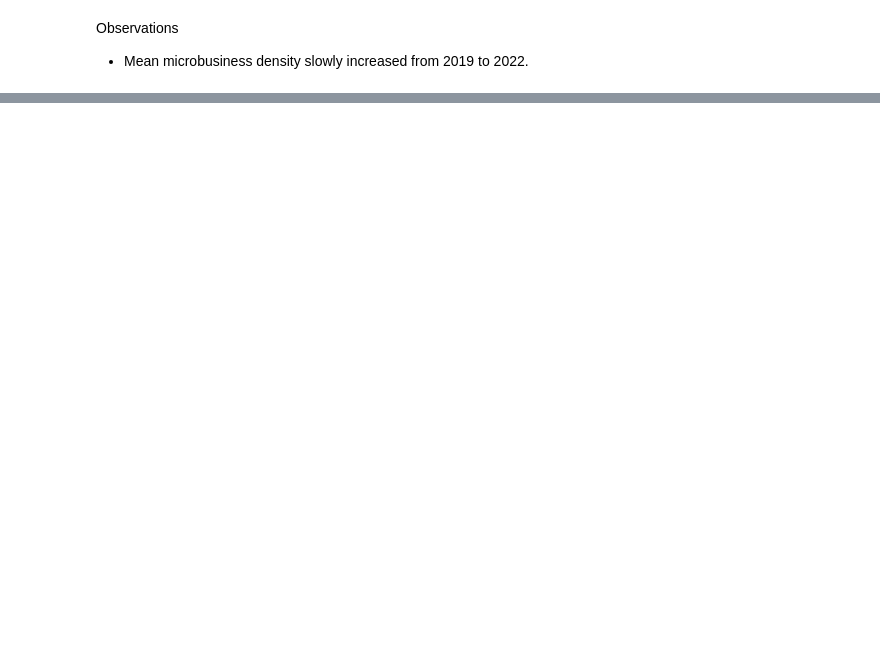
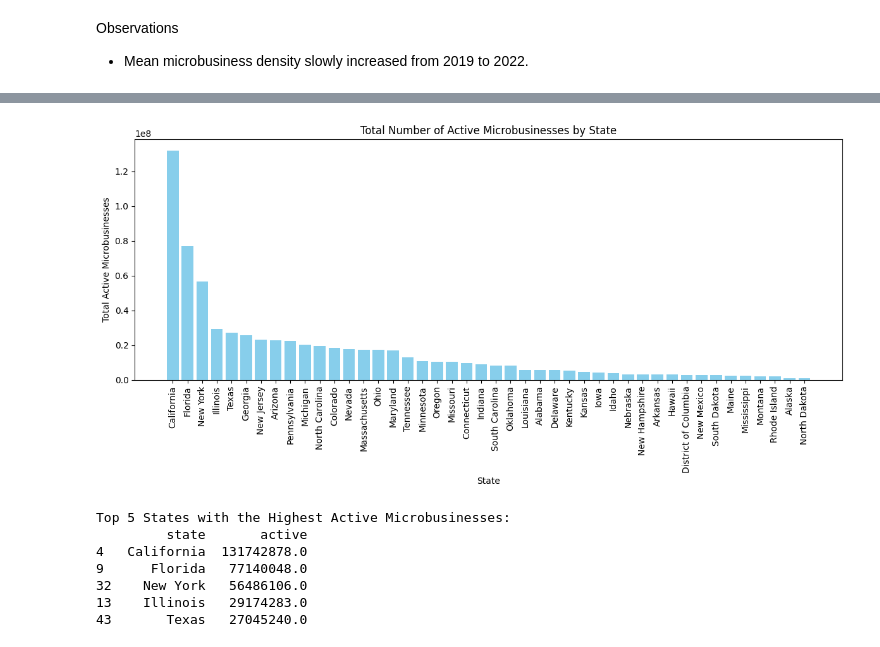
Before and after one commit to ZacharySoo01/I320D_AppliedML_Project, a Jupyter notebook: Microbusiness_Density_Forecasting.ipynb, the cells around one changed output, grey strips where cells are left out. Drawn from its saved outputs; the diff is of its cells as text; code cells hidden in the pictures; blank space fills up the shorter version.

```diff
--- a/Microbusiness_Density_Forecasting.ipynb
+++ b/Microbusiness_Density_Forecasting.ipynb
@@ -149,0 +239,30 @@ Observations
+# %%
+# Group by state and calculate the total number of active microbusinesses
+state_active_counts = train_df.groupby('state')['active'].sum().reset_index()
+
+# Sort the data by the total number of active microbusinesses
+state_active_counts = state_active_counts.sort_values(by='active', ascending=False)
+
+# Plot the bar plot
+plt.figure(figsize=(12, 6))
+plt.bar(state_active_counts['state'], state_active_counts['active'], color='skyblue')
+plt.title('Total Number of Active Microbusinesses by State')
+plt.xlabel('State')
+plt.ylabel('Total Active Microbusinesses')
+plt.xticks(rotation=90)  # Rotate x-axis labels for better readability
+plt.tight_layout()
+plt.show()
+
+# Display the top 5 states with the highest number of active microbusinesses
+top_states = state_active_counts.head(5)
+print("Top 5 States with the Highest Active Microbusinesses:")
+print(top_states);
+# %% [output]
+[figure, added]
+Top 5 States with the Highest Active Microbusinesses:
+         state       active
+4   California  131742878.0
+9      Florida   77140048.0
+32    New York   56486106.0
+13    Illinois   29174283.0
+43       Texas   27045240.0
```
Also changed, not shown: parts of 12 cells of this notebook.
